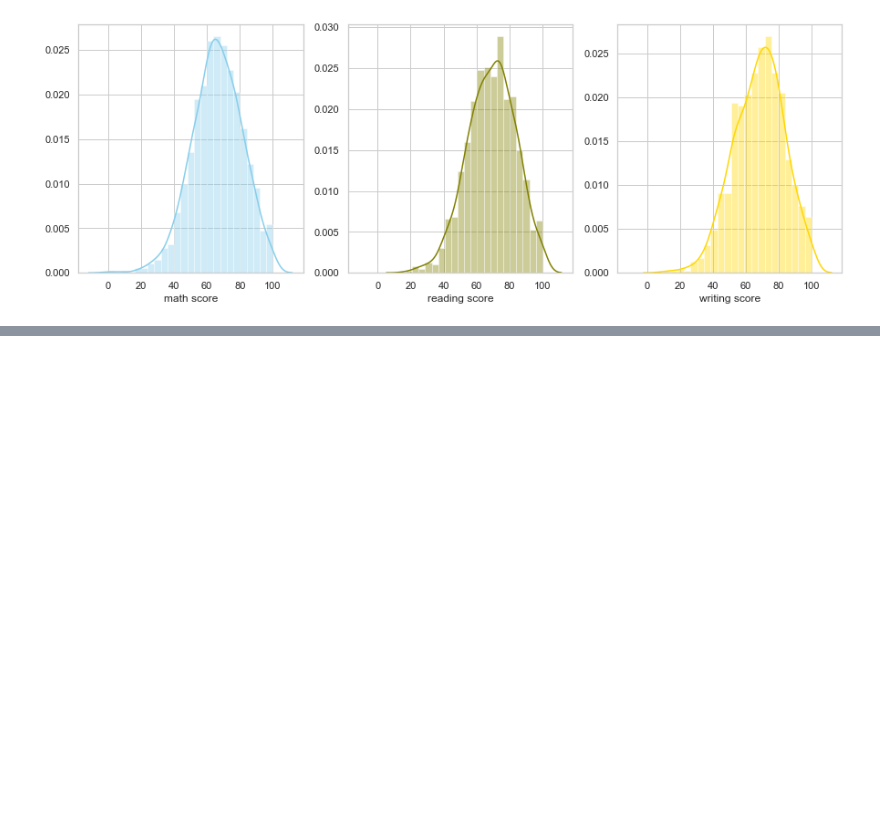
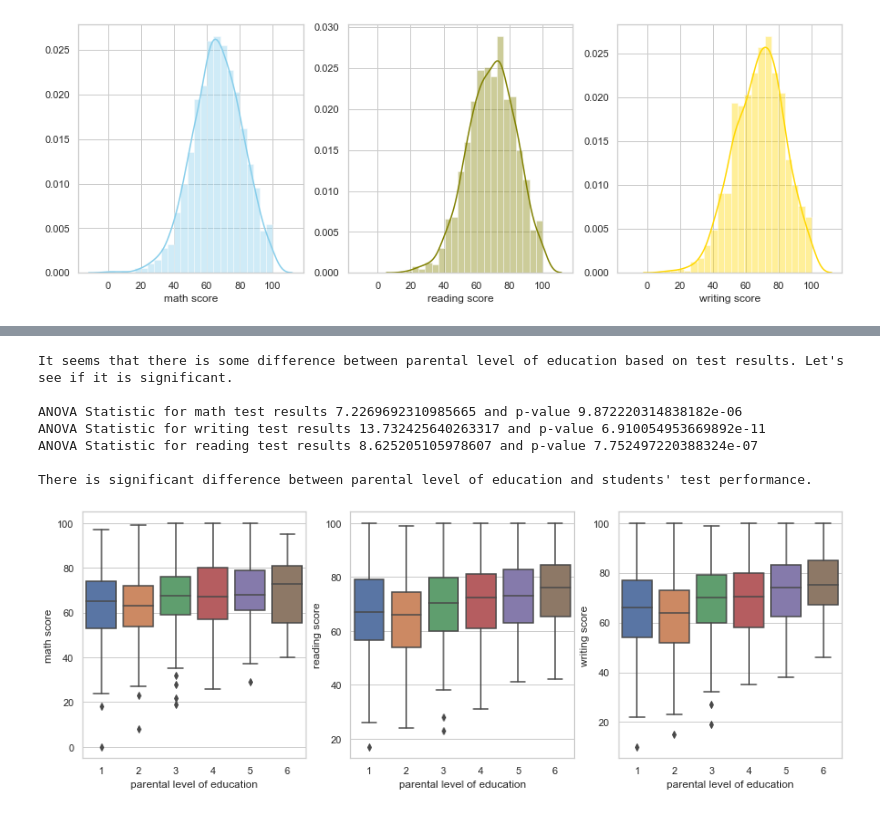
Before and after one commit to Qrgon/SynBio, a Jupyter notebook: Report Jupyter.ipynb, the cells around one changed output, grey strips where cells are left out. Cells and saved outputs as stored; diff of their text form; code cells hidden in the pictures; blank space fills up the shorter version.

```diff
--- a/Report Jupyter.ipynb
+++ b/Report Jupyter.ipynb
@@ -312,0 +380,52 @@ Female reading scores are significantly higher than male, with P-Value for the m
+# %%
+#Parental level of education analysis
+f, axes = plt.subplots(1, 3, figsize=(15, 5), sharex=True)
+ax = sns.boxplot(y="math score", x="parental level of education", data=df, ax=axes[0])
+ax = sns.boxplot(y="reading score", x="parental level of education", data=df, ax=axes[1])
+ax = sns.boxplot(y="writing score", x="parental level of education", data=df, ax=axes[2])
+
+print("It seems that there is some difference between parental level of education based on test results. Let's see if it is significant. ")
+print()
+
+A_df = df["parental level of education"] == "1"
+B_df = df["parental level of education"] == "2"
+C_df = df["parental level of education"] == "3"
+D_df = df["parental level of education"] == "4"
+E_df = df["parental level of education"] == "5"
+
+A_math = df[A_df]['math score']
+B_math = df[B_df]['math score']
+C_math = df[C_df]['math score']
+D_math = df[D_df]['math score']
+E_math = df[E_df]['math score']
+
+A_writing = df[A_df]['writing score']
+B_writing = df[B_df]['writing score']
+C_writing = df[C_df]['writing score']
+D_writing = df[D_df]['writing score']
+E_writing = df[E_df]['writing score']
+
+A_reading = df[A_df]['reading score']
+B_reading = df[B_df]['reading score']
+C_reading = df[C_df]['reading score']
+D_reading = df[D_df]['reading score']
+E_reading = df[E_df]['reading score']
+
+import scipy.stats as stats
+F, p = stats.f_oneway(A_math, B_math, C_math, D_math, E_math)
+print("ANOVA Statistic for math test results " + str(F) + " and p-value " + str(p))
+F, p = stats.f_oneway(A_writing, B_writing, C_writing, D_writing, E_writing)
+print("ANOVA Statistic for writing test results " + str(F) + " and p-value " + str(p))
+F, p = stats.f_oneway(A_reading, B_reading, C_reading, D_reading, E_reading)
+print("ANOVA Statistic for reading test results " + str(F) + " and p-value " + str(p))
+print()
+print("There is significant difference between parental level of education and students' test performance.")
+# %% [output]
+It seems that there is some difference between parental level of education based on test results. Let's see if it is significant.
+
+ANOVA Statistic for math test results 7.2269692310985665 and p-value 9.872220314838182e-06
+ANOVA Statistic for writing test results 13.732425640263317 and p-value 6.910054953669892e-11
+ANOVA Statistic for reading test results 8.625205105978607 and p-value 7.752497220388324e-07
+
+There is significant difference between parental level of education and students' test performance.
+[figure, added]
```
Also changed, not shown: parts of 13 cells of this notebook.
